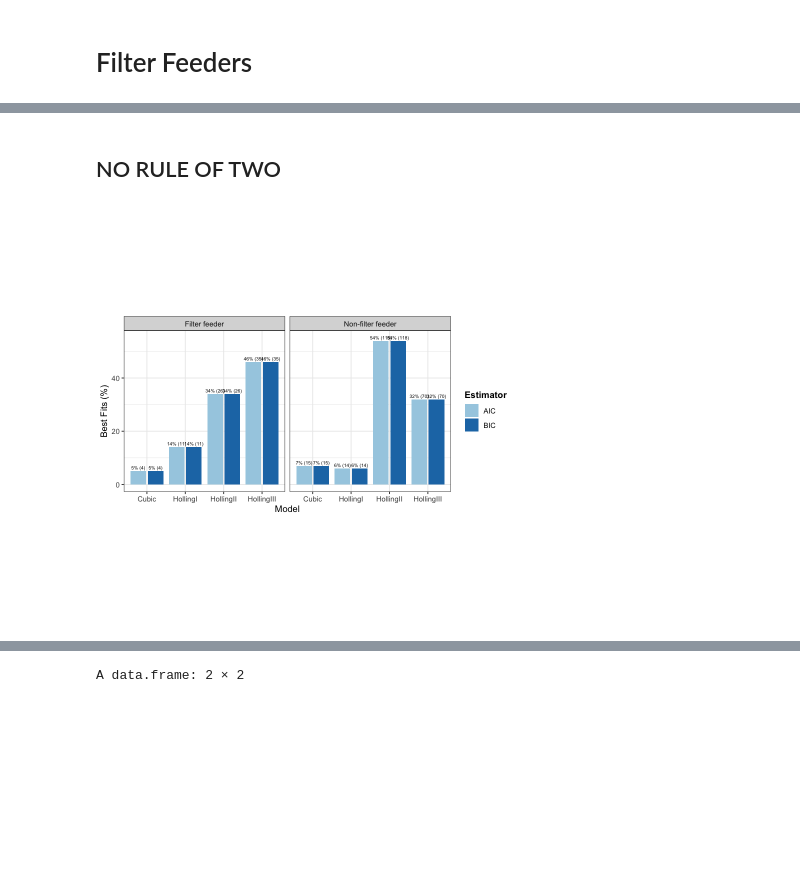
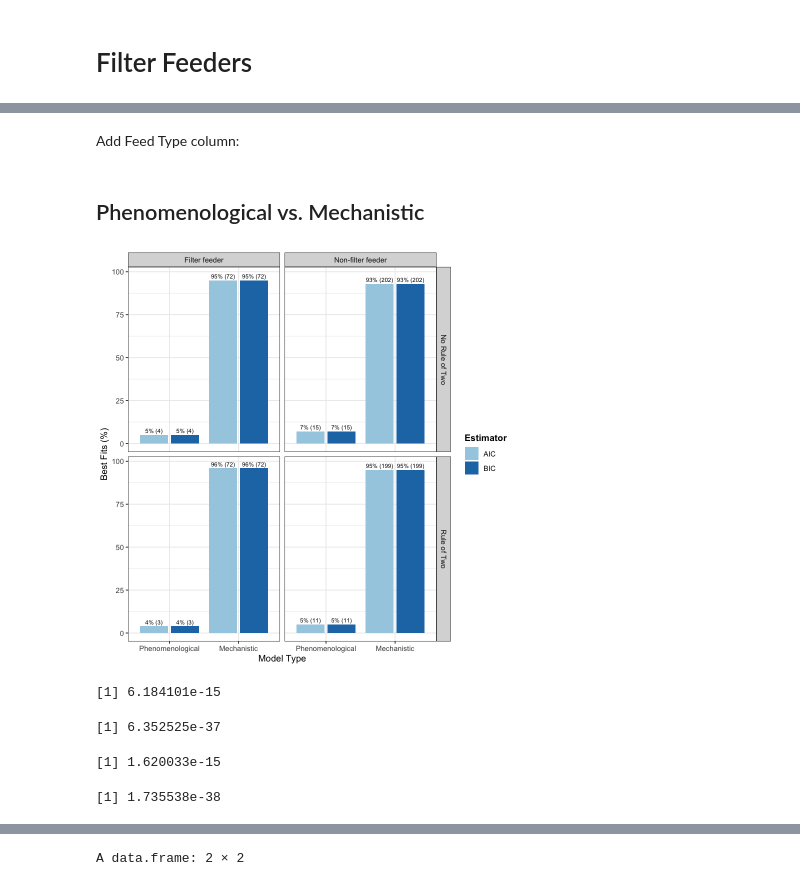
Before and after one commit to ldswaby/CMEECourseWork, a Jupyter notebook: MiniProject/Notes/Data_Analysis_in_R.ipynb, the cells around one changed output, grey strips where cells are left out. Drawn from its saved outputs; the diff is of its cells as text; code cells hidden in the pictures; blank space fills up the shorter version.

```diff
--- a/MiniProject/Notes/Data_Analysis_in_R.ipynb
+++ b/MiniProject/Notes/Data_Analysis_in_R.ipynb
@@ -623,10 +636,33 @@ filterFeed <- function(vec){
   result <- grepl(pattern, stnd)
   return(sapply(result, function(x) ifelse(isTRUE(x), 'Filter feeder', 'Non-filter feeder')))
 }
-# %% [markdown]
-## NO RULE OF TWO
+# %% [markdown]
+Add Feed Type column:
 # %%
 ALLDATA$FilterFeeder <- filterFeed(ALLDATA$ConCommon) # Add filter feed column
-plotBestFits(ALLDATA, 'Model', 'N')
-# %% [output]
-[figure, removed]
+# %% [markdown]
+## Phenomenological vs. Mechanistic
+# %%
+plotBestFits(ALLDATA, 'Model Type')
+# %% [output]
+[figure, added]
+# %%
+types <- table(ALLDATA$FilterFeeder, ALLDATA$BestModelTypeAIC_NoRule2)
+types <- types[,which(colnames(types) %in% c('Mechanistic', 'Phenomenological'))] # ignore ties (if rule of 2)
+filt <- prop.test(x = types[1,'Mechanistic'], sum(types[1,]), p = 0.5, correct = FALSE)
+nonfilt <- prop.test(x = types[2,'Mechanistic'], sum(types[2,]), p = 0.5, correct = FALSE)
+filt$p.value
+nonfilt$p.value
+# %% [output]
+[1] 6.184101e-15
+[1] 6.352525e-37
+# %%
+types <- table(ALLDATA$FilterFeeder, ALLDATA$BestModelTypeAIC)
+types <- types[,which(colnames(types) %in% c('Mechanistic', 'Phenomenological'))] # ignore ties (if rule of 2)
+filt <- prop.test(x = types[1,'Mechanistic'], sum(types[1,]), p = 0.5, correct = FALSE)
+nonfilt <- prop.test(x = types[2,'Mechanistic'], sum(types[2,]), p = 0.5, correct = FALSE)
+filt$p.value
+nonfilt$p.value
+# %% [output]
+[1] 1.620033e-15
+[1] 1.735538e-38
```
Also changed, not shown: parts of 36 cells of this notebook, 10 other files.
